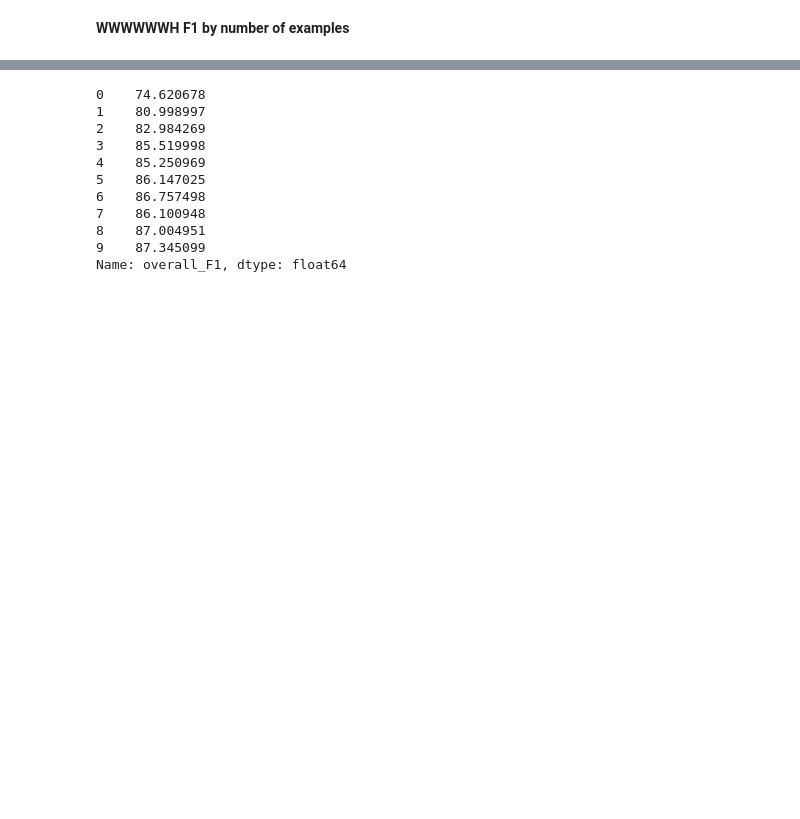
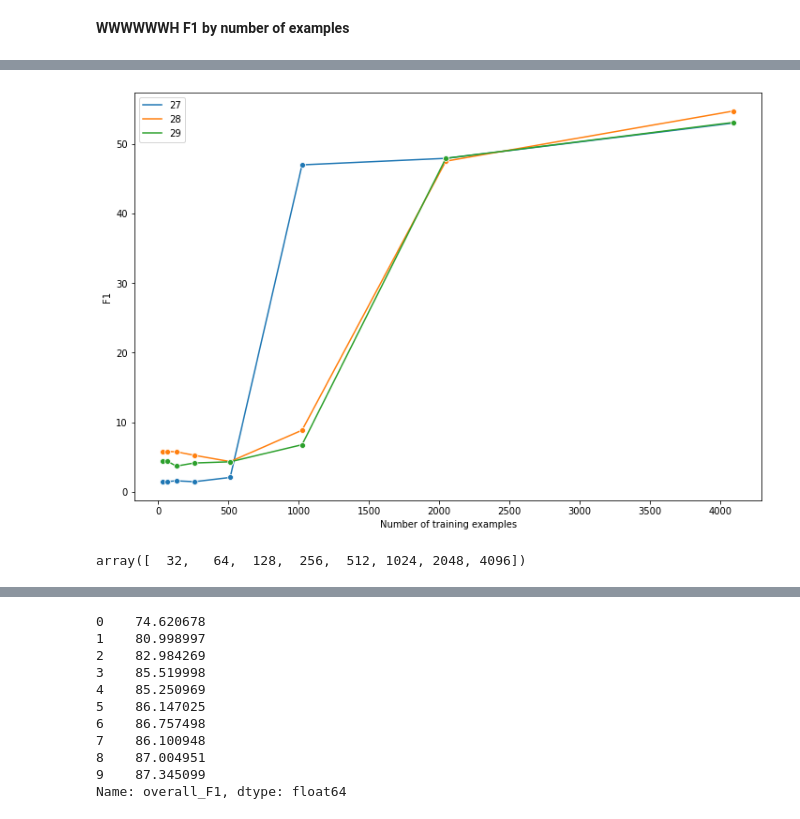
Before and after one commit to stevieg3/when-do-reading-comprehension-models-learn, a Jupyter notebook: notebooks/main/02-albert-xlarge-v2 SQuADv2.ipynb, the cells around one changed output, grey strips where cells are left out. Saved outputs shown, nothing was run; the diff lists cells and outputs as text; code cells hidden in the pictures; blank space fills up the shorter version.

```diff
--- a/notebooks/main/02-albert-xlarge-v2 SQuADv2.ipynb
+++ b/notebooks/main/02-albert-xlarge-v2 SQuADv2.ipynb
@@ -395,0 +386,14 @@ plt.show()
+# %%
+plt.figure(figsize=(12, 8))
+plt.xlabel('Number of training examples')
+plt.ylabel('F1')
+sns.lineplot(data=full_metrics_df[full_metrics_df['w8h_label'] == 'when'], y='f1', x='num_examples', hue='seed', marker='o', palette='tab10')
+# plt.plot(overall_f1_perf_df['checkpoint'].map(checkpoint_to_examples), overall_f1_perf_df['overall_F1'], linestyle='--', marker='x', label='all', color='black')
+plt.legend()
+plt.show()
+# %% [output]
+[figure, added]
+# %%
+np.sort(combined['num_examples'].unique())[:8]
+# %% [output]
+array([  32,   64,  128,  256,  512, 1024, 2048, 4096])
```
Also changed, not shown: parts of 7 cells of this notebook.
